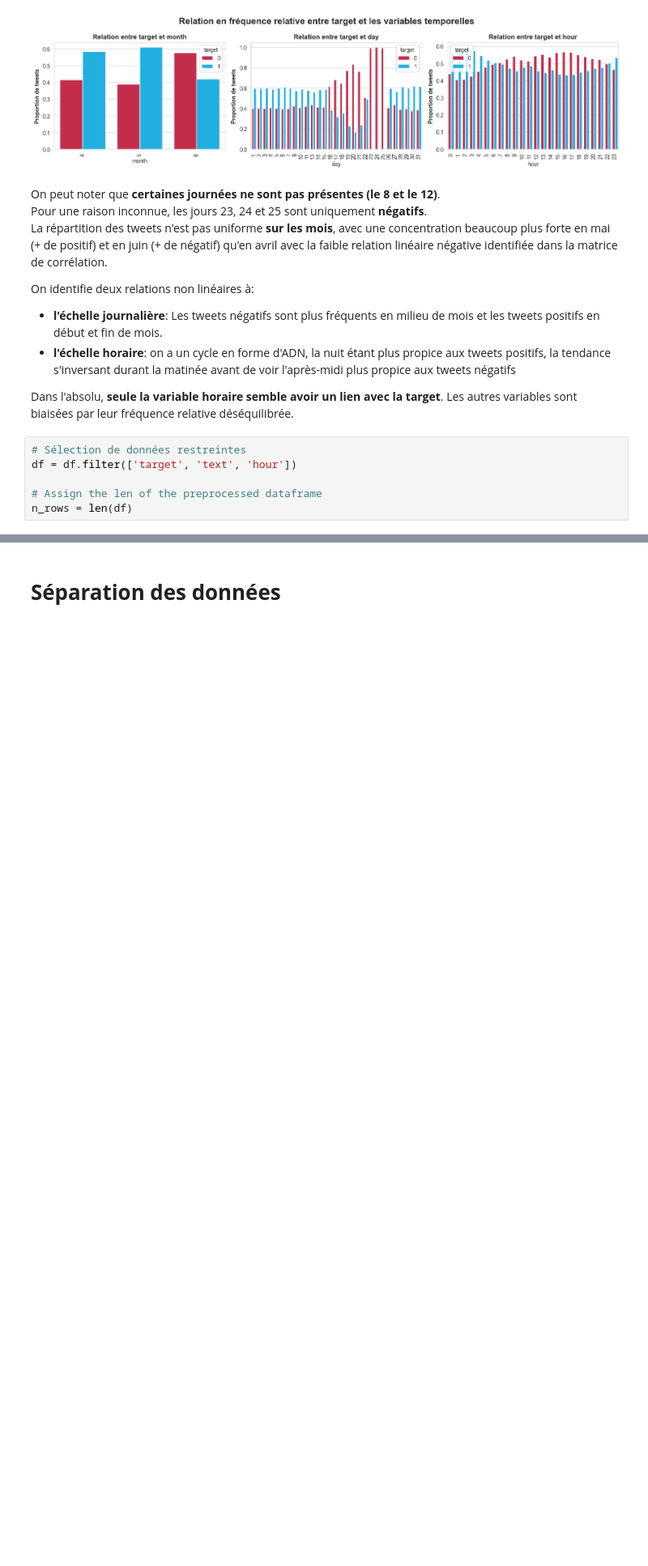
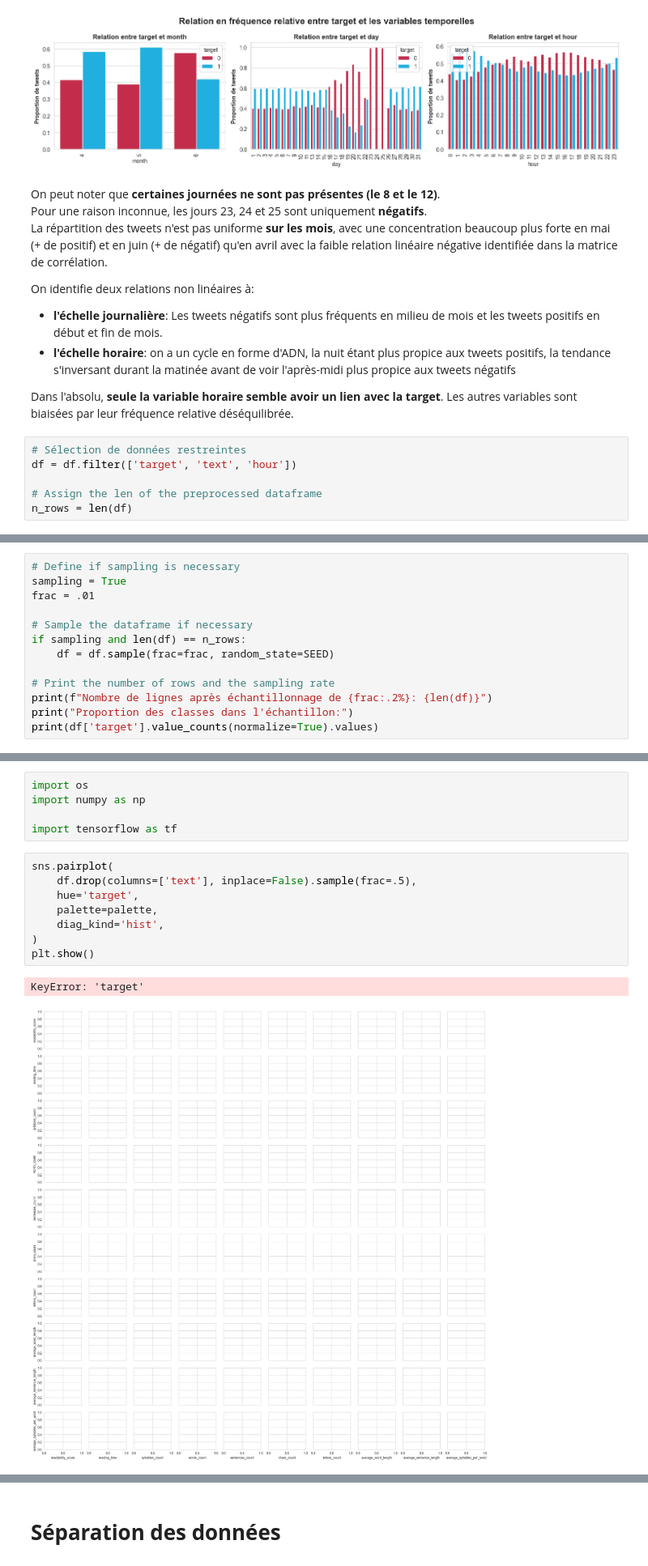
Before and after one commit to Hedredo/dagshub_p7, a Jupyter notebook: exploration.ipynb, the cells around one changed output, grey strips where cells are left out. Shown at 81% size. Drawn from its saved outputs; the diff is of its cells as text; blank space fills up the shorter version.

```diff
--- a/exploration.ipynb
+++ b/exploration.ipynb
@@ -273,0 +414,13 @@ n_rows = len(df)
+# %%
+# Define if sampling is necessary
+sampling = True
+frac = .01
+
+# Sample the dataframe if necessary
+if sampling and len(df) == n_rows:
+    df = df.sample(frac=frac, random_state=SEED)
+
+# Print the number of rows and the sampling rate
+print(f"Nombre de lignes après échantillonnage de {frac:.2%}: {len(df)}")
+print("Proportion des classes dans l'échantillon:")
+print(df['target'].value_counts(normalize=True).values)
@@ -273,0 +645,16 @@ n_rows = len(df)
+# %%
+import os
+import numpy as np
+
+import tensorflow as tf
+# %%
+sns.pairplot(
+    df.drop(columns=['text'], inplace=False).sample(frac=.5),
+    hue='target',
+    palette=palette,
+    diag_kind='hist',
+)
+plt.show()
+# %% [output]
+KeyError: 'target'
+[figure, added]
```
Also changed, not shown: parts of 55 cells of this notebook.
